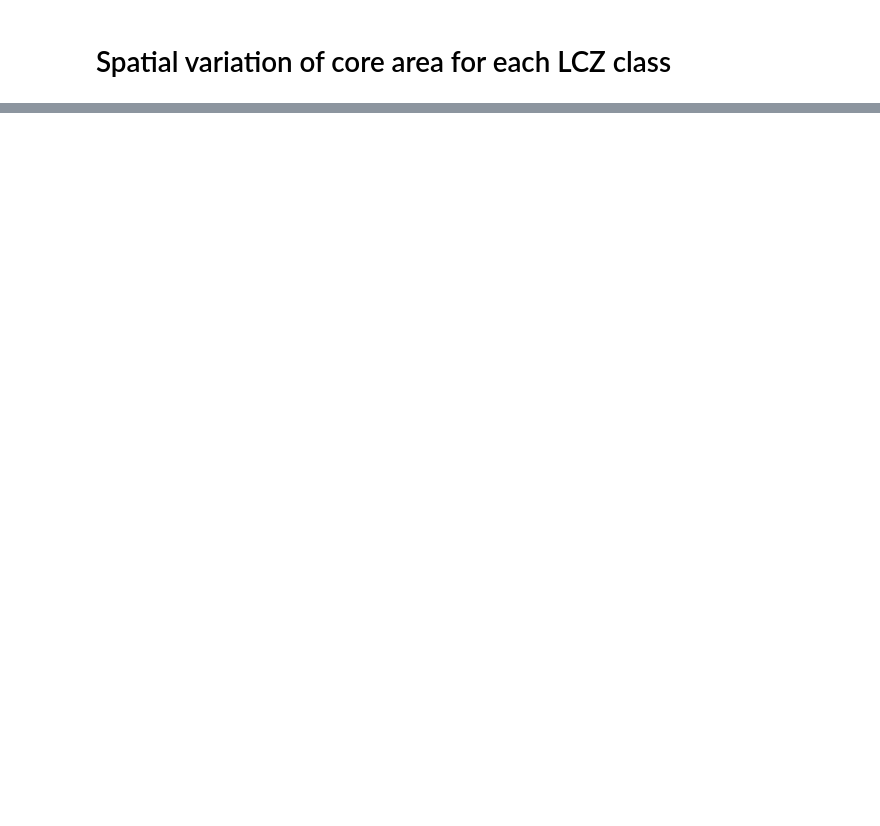
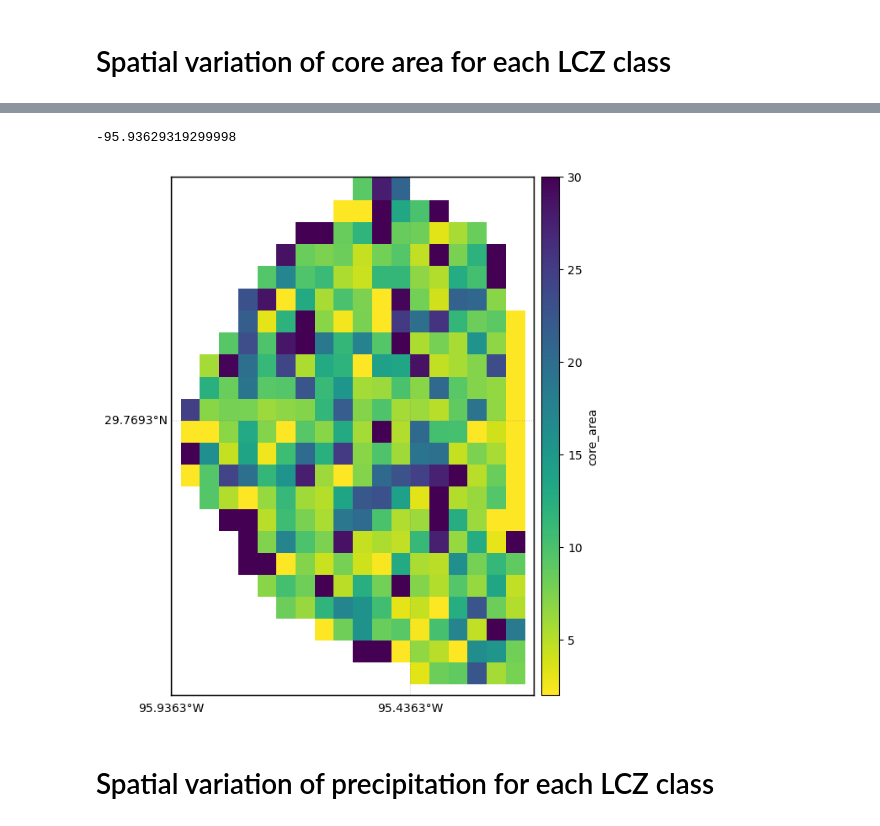
Before and after one commit to oluwafemiomitusa/Geospatial-Analysis, a Jupyter notebook: Radar/notebooks/convective_cells_2.ipynb, the cells around one changed output, grey strips where cells are left out. Drawn from its saved outputs; the diff is of its cells as text; code cells hidden in the pictures; blank space fills up the shorter version.

```diff
--- a/Radar/notebooks/convective_cells_2.ipynb
+++ b/Radar/notebooks/convective_cells_2.ipynb
@@ -62,0 +165,63 @@ for class_num in range(1, 17):
+# %%
+data['Longitude'].min()
+# %% [output]
+-95.93629319299998
+# %%
+import numpy as np
+import pandas as pd
+from scipy.interpolate import griddata
+import matplotlib.pyplot as plt
+from mpl_toolkits.basemap import Basemap
+
+# Load the data
+data = pd.read_csv('../data/LCZ_classes/class1.csv')
+
+# Define the grid over which we'll interpolate
+grid_resolution = 0.04  # Decrease this to increase the number of bins
+grid_lons = np.arange(min(data['Longitude']), max(data['Longitude']), grid_resolution)
+grid_lats = np.arange(min(data['Latitude']), max(data['Latitude']), grid_resolution)
+grid_lons, grid_lats = np.meshgrid(grid_lons, grid_lats)
+
+# Interpolate the data using cubic interpolation
+var_interp = griddata((data['Longitude'], data['Latitude']), data['core_area'],
+                      (grid_lons, grid_lats), method='cubic')
+
+# Create a new figure
+fig = plt.figure(figsize=(10,8))
+ax = fig.add_subplot(111)
+
+# Set up the basemap
+m = Basemap(projection='merc', llcrnrlat=data['Latitude'].min(), urcrnrlat=data['Latitude'].max(),
+            llcrnrlon=data['Longitude'].min(), urcrnrlon=data['Longitude'].max(), resolution='l')
+
+# Convert longitudes and latitudes to map projection coordinates
+x, y = m(grid_lons, grid_lats)
+
+# Create a masked array for the interpolated data
+masked_interp = np.ma.array(var_interp, mask=np.isnan(var_interp))
+
+# Plot the interpolated data
+im = m.pcolormesh(x, y, masked_interp, cmap='viridis_r', shading='auto', vmin=2, vmax=30)
+
+# Draw map details
+m.drawmapboundary()
+m.drawcoastlines()
+m.drawcountries()
+m.drawstates()
+
+# Add a colorbar
+cbar = m.colorbar(im, location='right', pad='2%')
+cbar.set_label('core_area')
+
+# Add labels
+parallels = m.drawparallels(np.arange(data['Latitude'].min(), data['Latitude'].max(), 0.5), labels=[1, 0, 0, 0],
+                             color='gray', dashes=[1, 3], linewidth=0.5)
+meridians = m.drawmeridians(np.arange(data['Longitude'].min(), data['Longitude'].max(), 0.5), labels=[0, 0, 0, 1],
+                            color='gray', dashes=[1, 3], linewidth=0.5)
+
+# Display the plot
+plt.show()
+# %% [output]
+[figure, added]
+# %% [markdown]
+# Spatial variation of precipitation for each LCZ class
```
Also changed, not shown: parts of 12 cells of this notebook, 22 other files.
